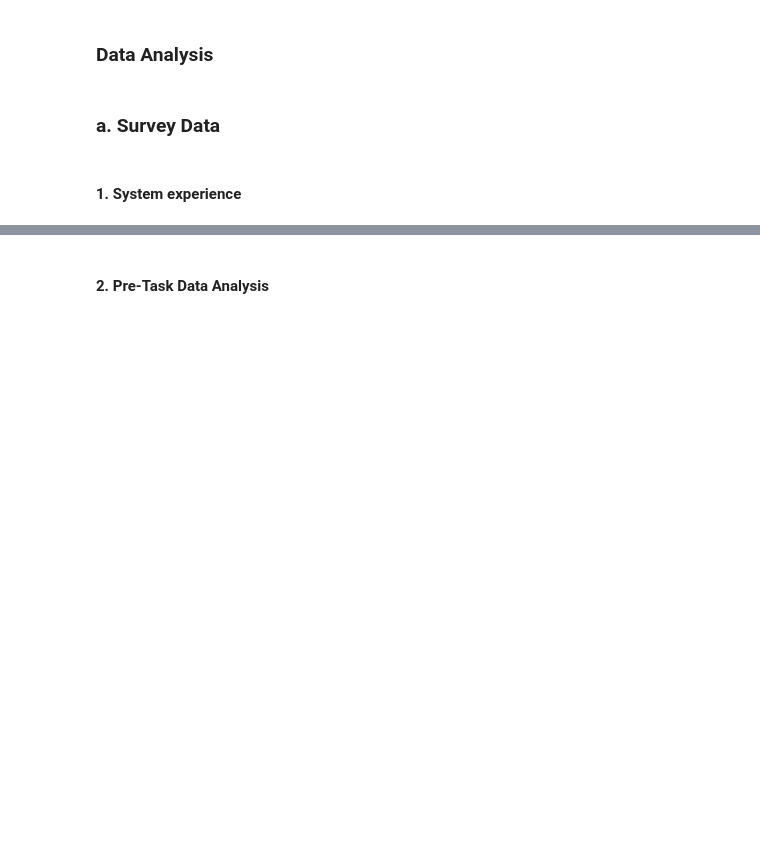
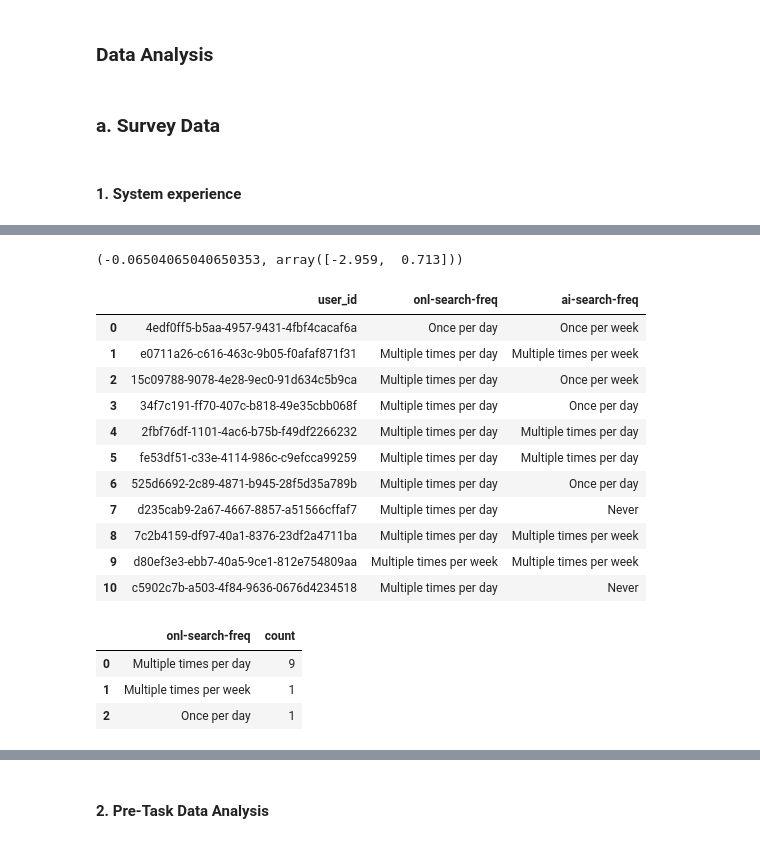
Before and after one commit to nguyetha79/FIRSURVEY-Data-Analysis, a Jupyter notebook: results.ipynb, the cells around one changed output, grey strips where cells are left out. Cells and saved outputs as stored; diff of their text form; code cells hidden in the pictures; blank space fills up the shorter version.

```diff
--- a/results.ipynb
+++ b/results.ipynb
@@ -128,0 +176,29 @@ prestudies_df
+# %%
+prestudies_alpha = reliability.cronbach_alpha(data=prestudies_df[['search-engine-usage', 'Ai-copilots-usage']])
+prestudies_alpha
+# %% [output]
+(-0.06504065040650353, array([-2.959,  0.713]))
+# %%
+df = prestudies_df[['user_id', 'onl-search-freq', 'ai-search-freq']]
+df
+# %% [output]
+|  | user_id | onl-search-freq | ai-search-freq |
+| 0 | 4edf0ff5-b5aa-4957-9431-4fbf4cacaf6a | Once per day | Once per week |
+| 1 | e0711a26-c616-463c-9b05-f0afaf871f31 | Multiple times per day | Multiple times per week |
+| 2 | 15c09788-9078-4e28-9ec0-91d634c5b9ca | Multiple times per day | Once per week |
+| 3 | 34f7c191-ff70-407c-b818-49e35cbb068f | Multiple times per day | Once per day |
+| 4 | 2fbf76df-1101-4ac6-b75b-f49df2266232 | Multiple times per day | Multiple times per day |
+| 5 | fe53df51-c33e-4114-986c-c9efcca99259 | Multiple times per day | Multiple times per day |
+| 6 | 525d6692-2c89-4871-b945-28f5d35a789b | Multiple times per day | Once per day |
+| 7 | d235cab9-2a67-4667-8857-a51566cffaf7 | Multiple times per day | Never |
+| 8 | 7c2b4159-df97-40a1-8376-23df2a4711ba | Multiple times per day | Multiple times per week |
+| 9 | d80ef3e3-ebb7-40a5-9ce1-812e754809aa | Multiple times per week | Multiple times per week |
+| 10 | c5902c7b-a503-4f84-9636-0676d4234518 | Multiple times per day | Never |
+# %%
+SE_freq = df.groupby(['onl-search-freq']).size().reset_index(name='count')
+SE_freq
+# %% [output]
+|  | onl-search-freq | count |
+| 0 | Multiple times per day | 9 |
+| 1 | Multiple times per week | 1 |
+| 2 | Once per day | 1 |
```
Also changed, not shown: parts of 61 cells of this notebook, 22 other files.
